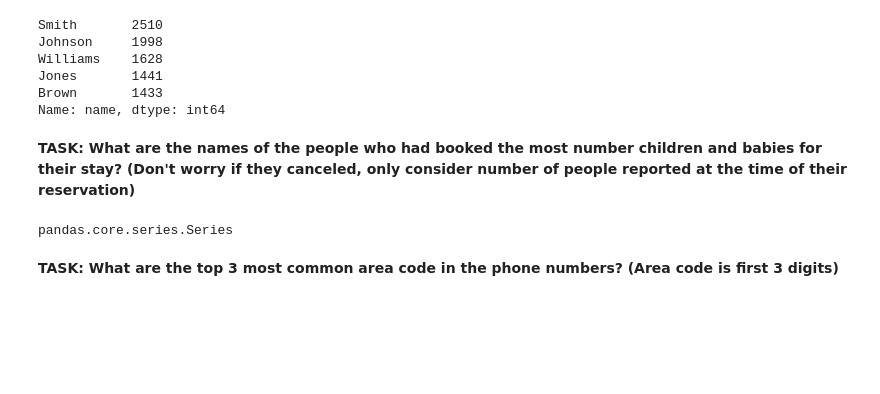
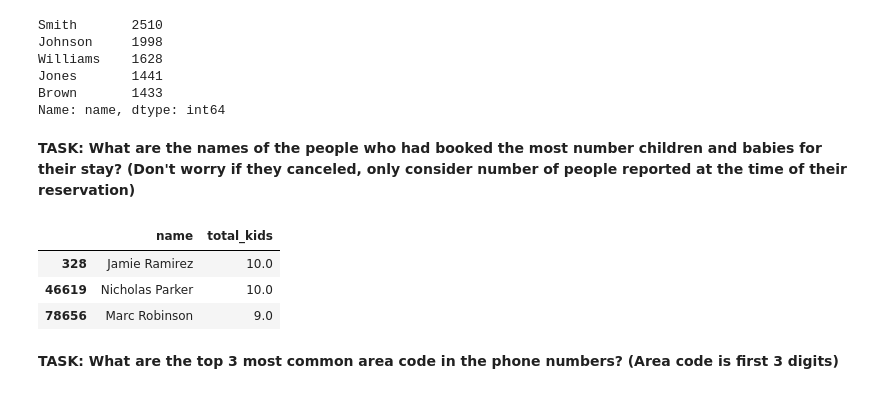
Before and after one commit to 1k2s3v/Data_Science_ML, a Jupyter notebook: Pandass/11-Pandas-Project-Exercise .ipynb, the cells around one changed output. Cells and saved outputs as stored; diff of their text form; code cells hidden in the pictures; blank space fills up the shorter version.

```diff
--- a/Pandass/11-Pandas-Project-Exercise .ipynb
+++ b/Pandass/11-Pandas-Project-Exercise .ipynb
@@ -257,9 +257,13 @@ Name: name, dtype: int64
 **TASK: What are the names of the people who had booked the most number children and babies for their stay? (Don't worry if they canceled, only consider number of people reported at the time of their reservation)**
 # %%
 hotels['total_kids'] = hotels.babies + hotels.children
-a = hotels['name'][hotels['total_kids']>8]
+a = hotels[['name','total_kids']][hotels['total_kids']>8]
+a
 # %% [output]
-pandas.core.series.Series
+|  | name | total_kids |
+| 328 | Jamie Ramirez | 10.0 |
+| 46619 | Nicholas Parker | 10.0 |
+| 78656 | Marc Robinson | 9.0 |
 # %% [markdown]
 **TASK: What are the top 3 most common area code in the phone numbers? (Area code is first 3 digits)**
 # %%
```
Also changed, not shown: parts of 7 cells of this notebook.
